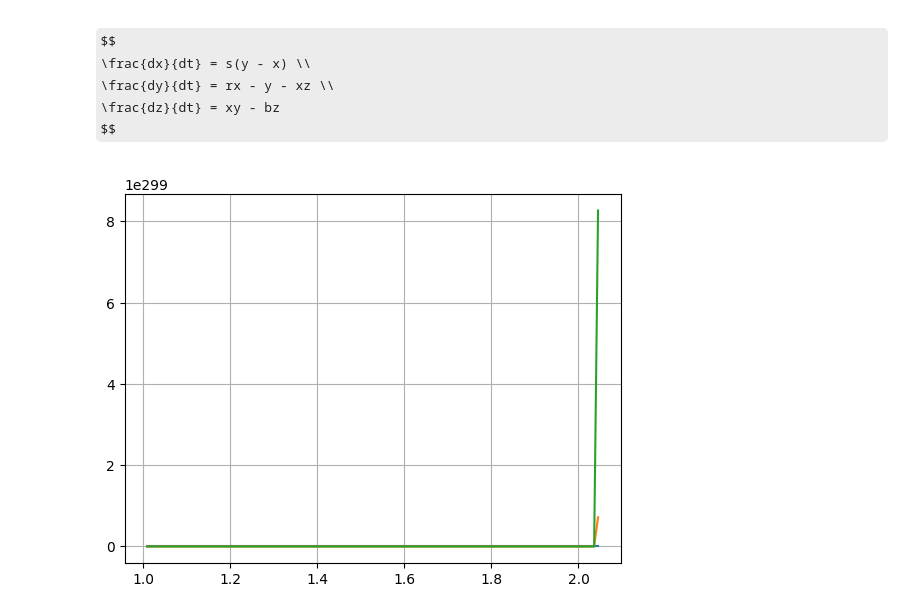
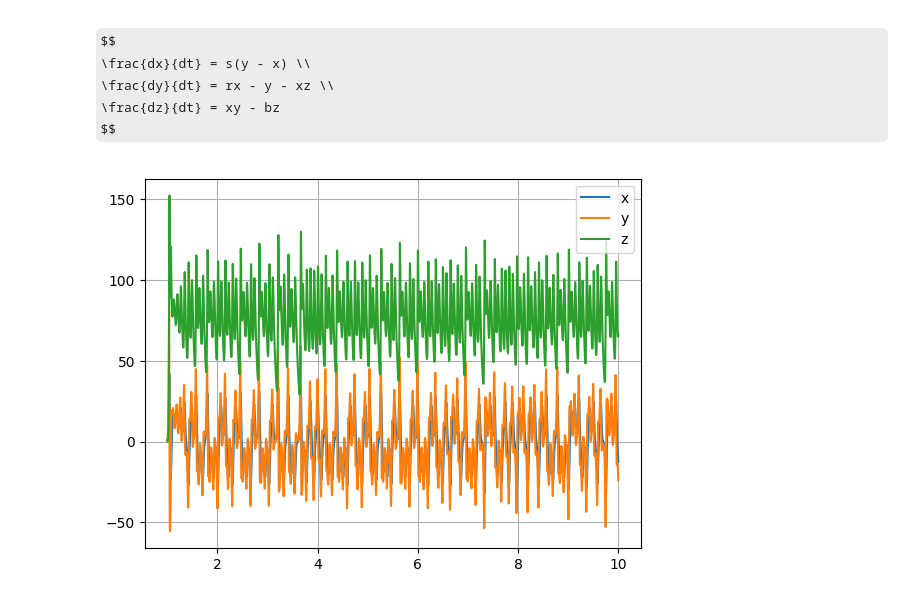
Before and after one commit to SalomoneCro/Neural-Networks, a Jupyter notebook: DifferentialEquations/Lorenz.ipynb, the cells around one changed output. Drawn from its saved outputs; the diff is of its cells as text; code cells hidden in the pictures; some formulas as TeX source.

```diff
--- a/DifferentialEquations/Lorenz.ipynb
+++ b/DifferentialEquations/Lorenz.ipynb
@@ -10,14 +10,14 @@ $$
 $$
 # %%
 def F(X, t, p):
-    return np.array([p[0]*(X[0]-X[1]),
+    return np.array([p[0]*(X[1]-X[0]),
                      p[1]*X[0] - X[1] - X[0]*X[2],
                      X[0]*X[1] - p[2]*X[2]],dtype=float)
 
 
-X0 = np.array([1, 0.5, 0.1])
-p = np.array([10,28,8/3])
-inter = [0,10]
+X0 = [1, 0.5, 0.1]
+p = [10,82,8/3]
+inter = [0,50]
 
 sols = Runge_Kutta_Sistema(fun=F,
                            interval=inter,
@@ -26,11 +26,12 @@ sols = Runge_Kutta_Sistema(fun=F,
                            p=p)
 # %%
 fig, ax = plt.subplots(1,1)
-x = np.linspace(1,10,1000)
-ax.plot(x, sols[:,0])
-ax.plot(x, sols[:,1])
-ax.plot(x, sols[:,2])
+x = np.linspace(1,10,5000)
+ax.plot(x, sols[:,0], label='x')
+ax.plot(x, sols[:,1], label='y')
+ax.plot(x, sols[:,2], label='z')
 ax.grid()
+ax.legend()
 plt.show()
 # %% [output]
-[figure, old version]
+[figure, new version]
```
Also changed, not shown: parts of 2 cells of this notebook, 1 other file.
